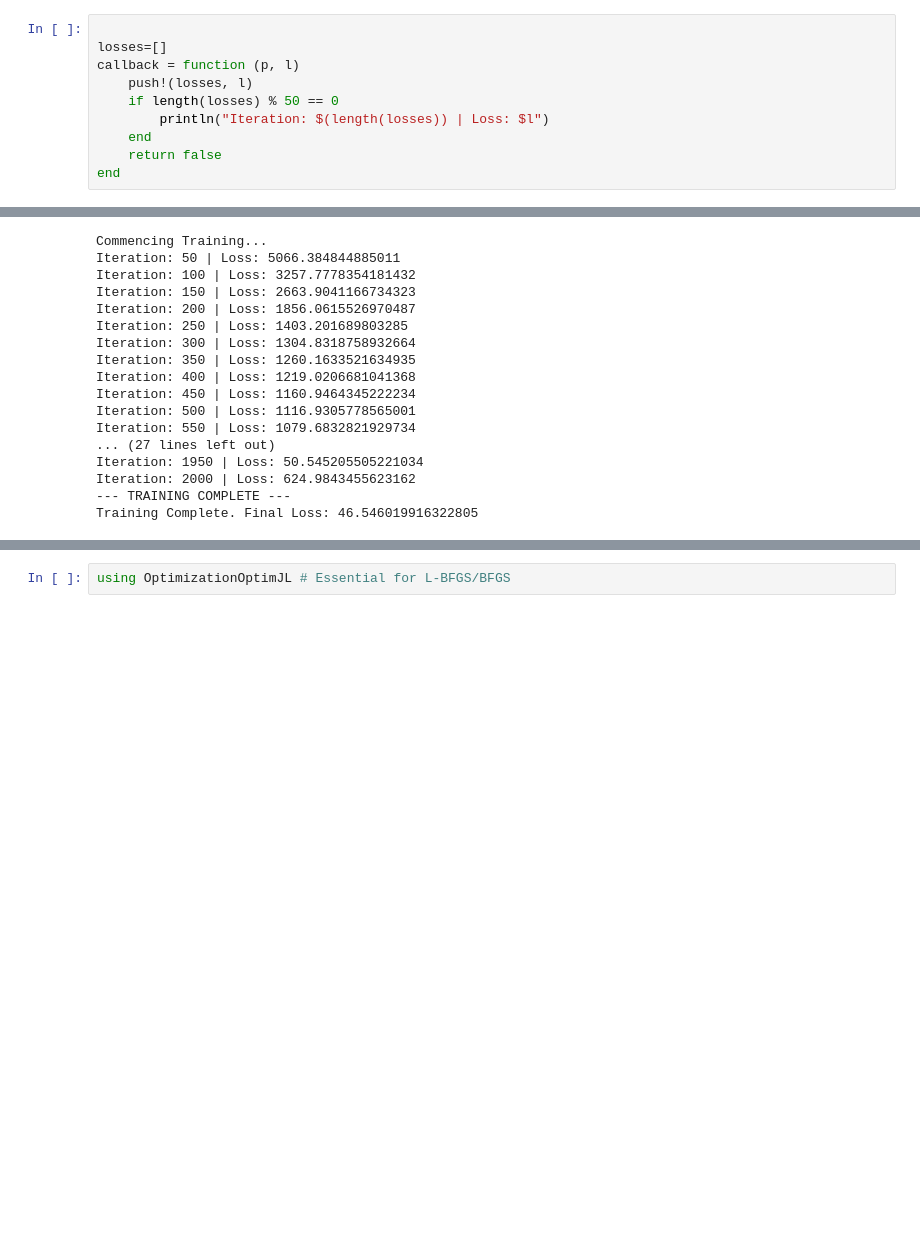
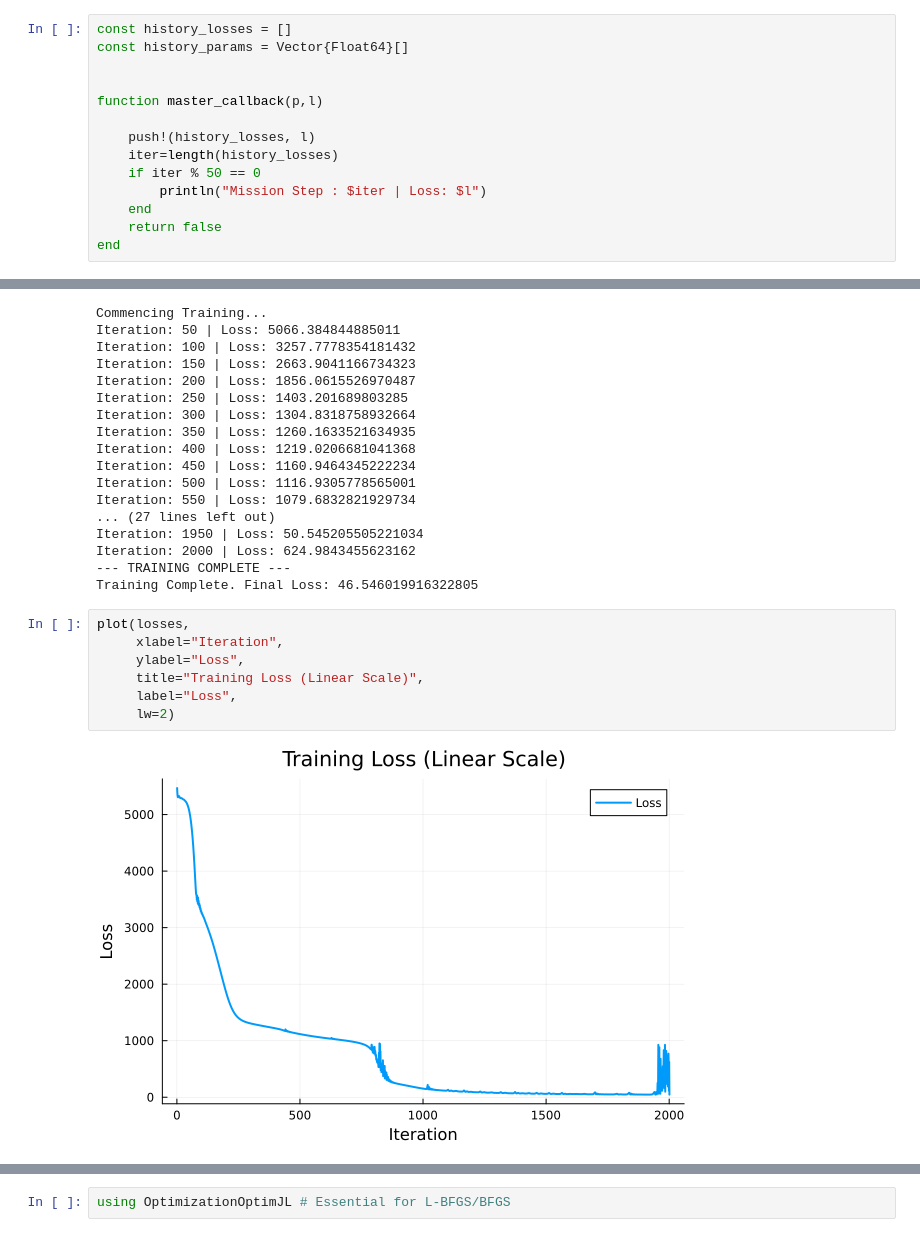
Before and after one commit to Nirbhay0007/Neural_Spiking_Dynamics, a Jupyter notebook: phase3_UDE_framewrok.ipynb, the cells around one changed output, grey strips where cells are left out. Saved outputs shown, nothing was run; the diff lists cells and outputs as text; blank space fills up the shorter version.

```diff
--- a/phase3_UDE_framewrok.ipynb
+++ b/phase3_UDE_framewrok.ipynb
@@ -215,12 +214,16 @@ println("Objective Functions Defined.")
 # %% [output]
 Objective Functions Defined.
 # %%
+const history_losses = []
+const history_params = Vector{Float64}[]
 
-losses=[]
-callback = function (p, l)
-    push!(losses, l)
-    if length(losses) % 50 == 0
-        println("Iteration: $(length(losses)) | Loss: $l")
+
+function master_callback(p,l)
+
+    push!(history_losses, l)
+    iter=length(history_losses)
+    if iter % 50 == 0
+        println("Mission Step : $iter | Loss: $l")
     end
     return false
 end
@@ -259,3 +264,12 @@ Iteration: 1950 | Loss: 50.545205505221034
 Iteration: 2000 | Loss: 624.9843455623162
 --- TRAINING COMPLETE ---
 Training Complete. Final Loss: 46.546019916322805
+# %%
+plot(losses,
+     xlabel="Iteration",
+     ylabel="Loss",
+     title="Training Loss (Linear Scale)",
+     label="Loss",
+     lw=2)
+# %% [output]
+[figure, added]
```
Also changed, not shown: parts of 13 cells of this notebook.
